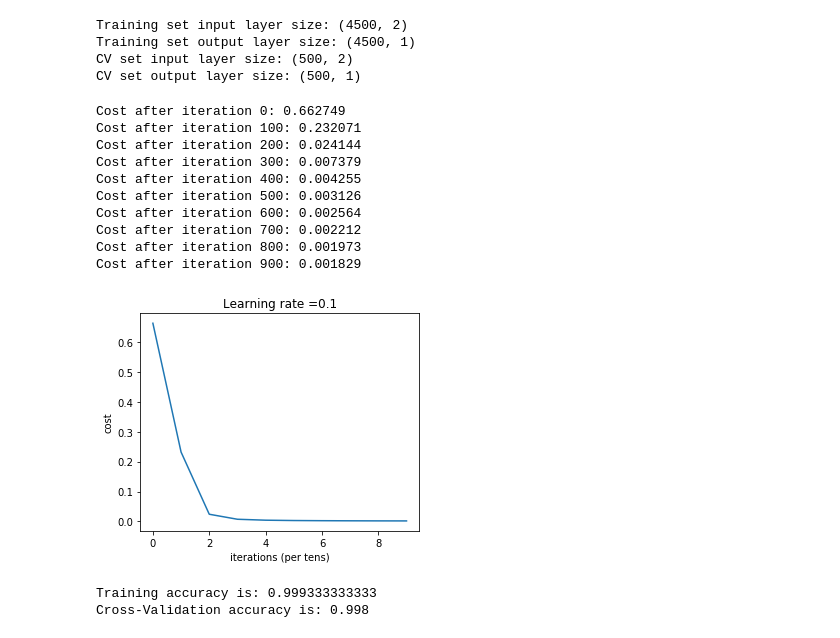
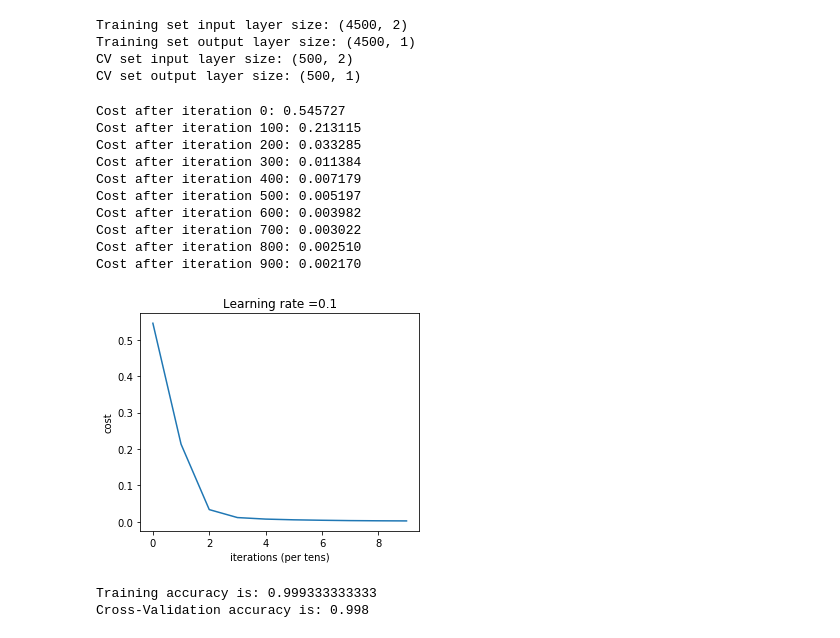
Before and after one commit to majidpy/NeuralNet_Playground, a Jupyter notebook: deep_neural_network.ipynb, the cells around one changed output. Saved outputs shown, nothing was run; the diff lists cells and outputs as text; code cells hidden in the pictures.

Commit message:
added regularization term

```diff
--- a/deep_neural_network.ipynb
+++ b/deep_neural_network.ipynb
@@ -137,17 +166,21 @@ def L_model_forward(X, parameters):
 </h3>
 <img src='./BW.png'style="width:80%; height:80%">
 # %%
-def L_model_backward(AL, Y, caches_A, caches_Z, parameters):
+def L_model_backward(AL, Y, lambda2, caches_A, caches_Z, parameters):
 
     """
     Implement the backward propagation for the [LINEAR->RELU] * (L-1) -> LINEAR -> SIGMOID group
 
     Inputs:
         AL -- predictions, last post-activation array. For binary classification an array of (m X 1) size.
+
         Y -- true "label" vector (containing 0 and 1 if binary classification)
+
         caches_A -- list of cached activation function containing: [A0,A1,A2,...]
 
         caches_Z -- list of cached linear forward [Z1,Z2,...]
+
+        caches_D -- drop-out matrix for each layer. [D1, D2, ..., D(L-1)]. Last layer should not have any dropout
 
         parameters -- a dictionary of parameters at each layer {'W1':[W1], 'b1':[b1], ...}
 
@@ -174,8 +207,13 @@ def L_model_backward(AL, Y, caches_A, caches_Z, parameters):
     for l in reversed(range(L-1)):
         # lth layer: (RELU -> LINEAR) gradients.
         grads["dA" + str(l + 1)] = np.matmul(grads["dZ" + str(l + 2)], parameters['W' + str(l+2)].T)
+
+        # future develeopement for dropout term
+        #grads["dA" + str(l + 1)] = np.multiply(grads["dA" + str(l + 1)], caches_D[l])
+        #grads["dA" + str(l + 1)] = grads["dA" + str(l + 1)]/keep_prob[l]
+
         grads["dZ" + str(l + 1)] = np.multiply(grads["dA" + str(l + 1)], np.multiply(1, (caches_Z[l]>0).astype(int)))  # Relu deravitive
-        grads["dW" + str(l + 1)] = 1/m*np.matmul(caches_A[l].T, grads["dZ" + str(l + 1)])
+        grads["dW" + str(l + 1)] = 1/m*np.matmul(caches_A[l].T, grads["dZ" + str(l + 1)]) + lambda2/m* parameters['W' + str(l+1)] #2nd term is for regularization part
         grads["db" + str(l + 1)] = np.mean(grads["dZ" + str(l + 1)], axis=0)
 
     return grads
@@ -195,26 +241,39 @@ def update_parameters(parameters, grads, learning_rate):
 # Implements a L-layer neural network
 
 
-def L_layer_model(X, Y, layers_dims, learning_rate = 0.1, num_iterations = 3, print_cost=False):#lr was 0.009
+def L_layer_model(X, Y, layers_dims, learning_rate = 0.1, lambda2 = 0, num_iterations = 3, print_cost=False):#lr was 0.009
 
     """
     Inputs:
         X -- data, numpy array of shape (number of examples, num_features)
             for image classification: numpy array of shape (number of examples, num_px * num_px * 3)
+
         Y -- true "label" vector (containing 0 and 1), of shape (number of examples, 1)
+
         layers_dims -- list containing the input size and each layer size, of length (number of layers + 1).
+
+        keep_prob -- probability array of the internal layers.
+                    It has to be len(layers_dims)-2, because the first and last layer will always keep all their nodes.
+
         learning_rate -- learning rate of the gradient descent update rule
+
+        lambda2 -- L2 coeficient
+
         num_iterations -- number of iterations of the optimization loop
+
         print_cost -- if True, it prints the cost every 100 steps
 
     Outputs:
         parameters -- parameters learnt by the model. They can then be used to predict.
     """
 
+
+
     costs = []                         # keep track of cost
+    m = X.shape[0]
 
     # Parameters initialization.
-    parameters = initialize_parameters_deep(layers_dims)
+    parameters = initialize_parameters_deep(layers_dims, method='HE')
 
     # Loop (gradient descent)
     for i in range(0, num_iterations):
@@ -223,11 +282,17 @@ def L_layer_model(X, Y, layers_dims, learning_rate = 0.1, num_iterations = 3, pr
         AL, caches_A, caches_Z = L_model_forward(X, parameters)
 
         # Compute cost.
-        cost = -1*np.multiply(Y, np.log(AL))- 1*np.multiply(1-Y, np.log(1-AL))
-        cost = np.mean(cost, axis=0)
+        cross_entropy = -1*np.multiply(Y, np.log(AL))- 1*np.multiply(1-Y, np.log(1-AL))
+        cross_entropy = np.mean(cross_entropy, axis=0)
+        regularization_cost = 0
+        if lambda2>0:
+            for l in range(1, len(layers_dims)):
+                regularization_cost += np.sum(np.square(parameters['W'+ str(l)]))
+
+        cost = 1/m*lambda2/2*regularization_cost + cross_entropy
 
         # Backward propagation.
-        grads = L_model_backward(AL, Y, caches_A, caches_Z, parameters)
+        grads = L_model_backward(AL, Y, lambda2, caches_A, caches_Z, parameters)
 
         # Update parameters.
         parameters = update_parameters(parameters, grads, learning_rate)
@@ -342,19 +407,20 @@ CV set input layer size: (500, 2)
 CV set output layer size: (500, 1)
 # %%
 # Let's fit an 8-layer network
-parameters = L_layer_model(train_x, train_y, [2,10, 10, 10, 10, 10, 10, 10, 1], learning_rate = 0.1, num_iterations = 1000, print_cost=True)
+parameters = L_layer_model(train_x, train_y, layers_dims = [2, 10, 10, 10, 10, 10, 10, 10, 1],
+                           learning_rate = 0.1, lambda2 = 0, num_iterations = 1000, print_cost=True)
 # %% [output]
-Cost after iteration 0: 0.662749
-Cost after iteration 100: 0.232071
-Cost after iteration 200: 0.024144
-Cost after iteration 300: 0.007379
-Cost after iteration 400: 0.004255
-Cost after iteration 500: 0.003126
-Cost after iteration 600: 0.002564
-Cost after iteration 700: 0.002212
-Cost after iteration 800: 0.001973
-Cost after iteration 900: 0.001829
+Cost after iteration 0: 0.545727
+Cost after iteration 100: 0.213115
+Cost after iteration 200: 0.033285
+Cost after iteration 300: 0.011384
+Cost after iteration 400: 0.007179
+Cost after iteration 500: 0.005197
+Cost after iteration 600: 0.003982
+Cost after iteration 700: 0.003022
+Cost after iteration 800: 0.002510
+Cost after iteration 900: 0.002170
-[figure, old version]
+[figure, new version]
 # %%
 # calculate accuracy of the trained and cross-validation models
 
```
Also changed, not shown: parts of 7 cells of this notebook.
